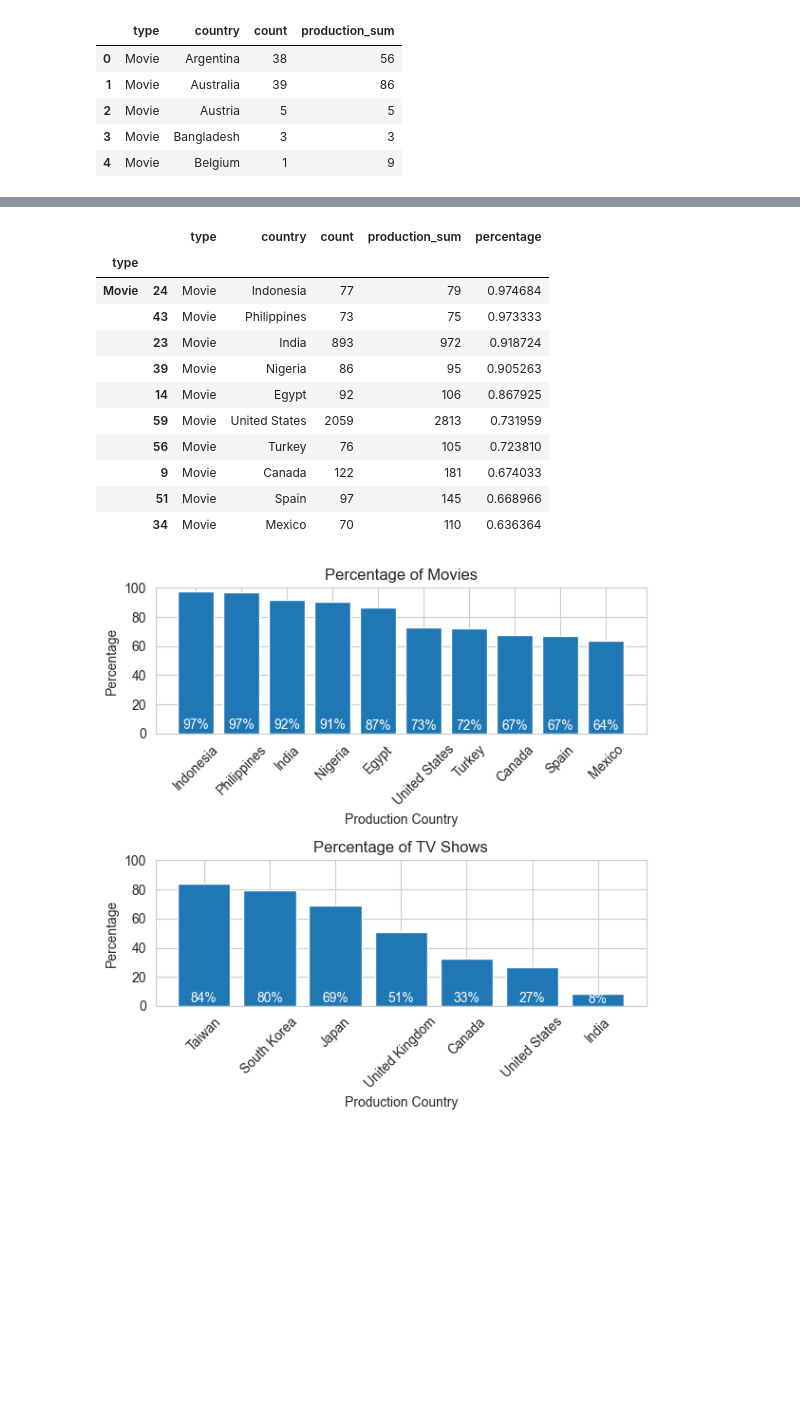
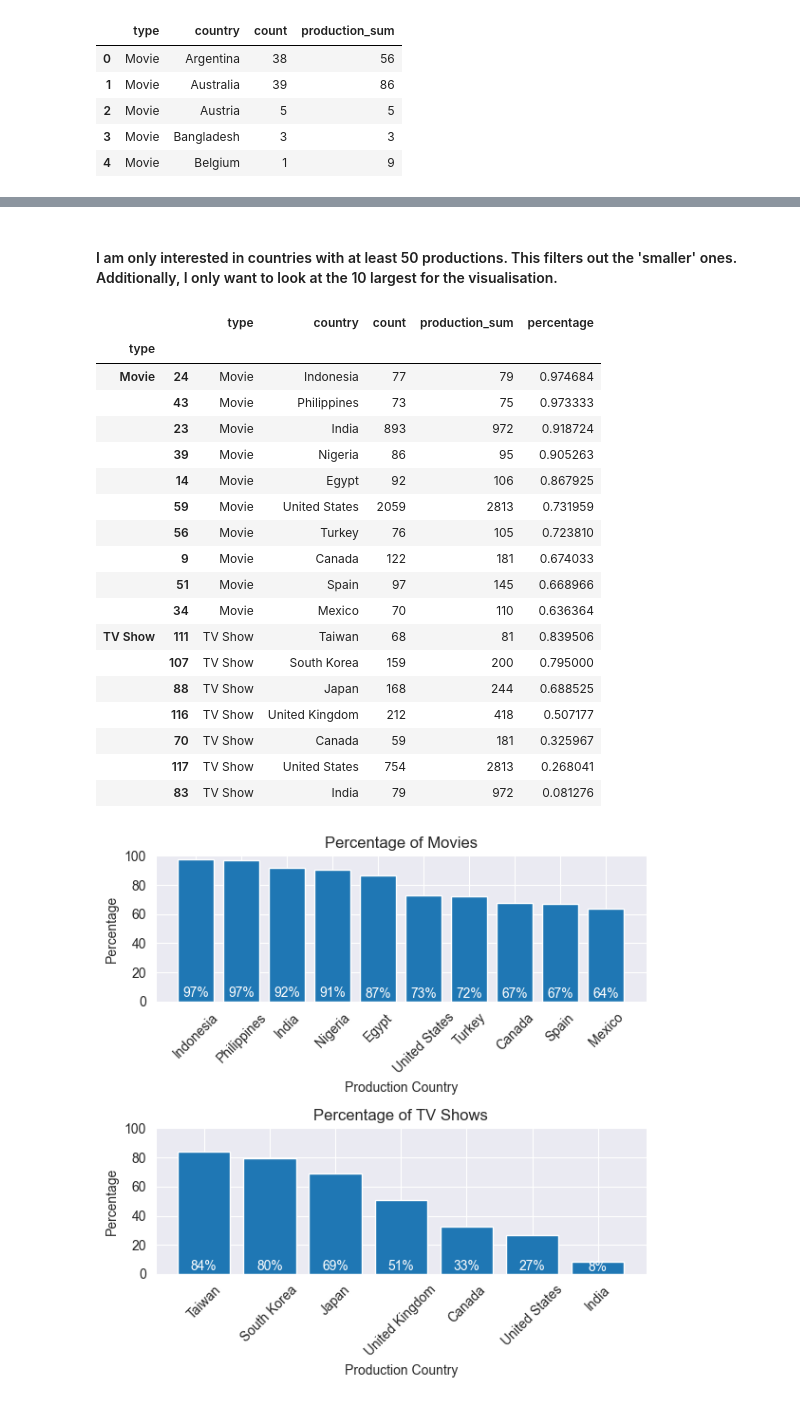
Before and after one commit to jehrnsperger/netflix, a Jupyter notebook: netflix_exploration.ipynb, the cells around one changed output, grey strips where cells are left out. Cells and saved outputs as stored; diff of their text form; code cells hidden in the pictures; blank space fills up the shorter version.

```diff
--- a/netflix_exploration.ipynb
+++ b/netflix_exploration.ipynb
@@ -5,2 +31,2 @@ from matplotlib import pyplot as plt
 # %%
-df = pd.read_csv('data/netflix_titles.csv', encoding='unicode_escape')
+df = read_csv_file('data/netflix_titles.csv', encoding='unicode_escape')
@@ -89,0 +152,4 @@ df['year_date_added'].isna().sum()
+# %%
+df_encoded = df['listed_in'].str.get_dummies(sep=', ')
+df= pd.concat([df, df_encoded], axis=1)
+df.head()
@@ -89,0 +166,9 @@ df['year_date_added'].isna().sum()
+# %%
+# Combine some obvious genres
+df['Thriller'] = (df[['Thriller', 'Thrillers', 'TV Thrillers']] == 1).any(axis=1).astype(int)
+df['Sci-Fi & Fantasy'] = (df[['Sci-Fi & Fantasy', 'Sci-fi']] == 1).any(axis=1).astype(int)
+df['Drama'] = (df[['Drama', 'Dramas', 'TV Dramas']] == 1).any(axis=1).astype(int)
+df['Anime'] = (df[['Anime Series', 'Anime Features']] == 1).any(axis=1).astype(int)
+df['Action & Adventure'] = (df[['Action & Adventure', 'Action']] == 1).any(axis=1).astype(int)
+df['Horror'] = (df[['Horror', 'Horror Movies', 'TV Horror']] == 1).any(axis=1).astype(int)
+df['Comedies'] = (df[['Comedies', 'TV Comedies']] == 1).any(axis=1).astype(int)
@@ -223,18 +425,27 @@ country_df['percentage'] = country_df['count'] / country_df['production_sum']
+# %% [markdown]
+#### I am only interested in countries with at least 50 productions. This filters out the 'smaller' ones. Additionally, I only want to look at the 10 largest for the visualisation.
 # %%
-country_df_top5 = country_df.loc[country_df['count'] > 50].groupby('type').apply(lambda x: x.nlargest(10, 'percentage'))
+country_df_top = country_df.loc[country_df['count'] > 50].groupby('type').apply(lambda x: x.nlargest(10, 'percentage'))
-# %%
-country_df_top5.head(10)
-# %% [output]
-|  |  | type | country | count | production_sum | percentage |
-| type |  |  |  |  |  |  |
-| Movie | 24 | Movie | Indonesia | 77 | 79 | 0.974684 |
-|  | 43 | Movie | Philippines | 73 | 75 | 0.973333 |
-|  | 23 | Movie | India | 893 | 972 | 0.918724 |
-|  | 39 | Movie | Nigeria | 86 | 95 | 0.905263 |
-|  | 14 | Movie | Egypt | 92 | 106 | 0.867925 |
-|  | 59 | Movie | United States | 2059 | 2813 | 0.731959 |
-|  | 56 | Movie | Turkey | 76 | 105 | 0.723810 |
-|  | 9 | Movie | Canada | 122 | 181 | 0.674033 |
-|  | 51 | Movie | Spain | 97 | 145 | 0.668966 |
-|  | 34 | Movie | Mexico | 70 | 110 | 0.636364 |
+# %%
+country_df_top.head(20)
+# %% [output]
+|  |  | type | country | count | production_sum | percentage |
+| type |  |  |  |  |  |  |
+| Movie | 24 | Movie | Indonesia | 77 | 79 | 0.974684 |
+|  | 43 | Movie | Philippines | 73 | 75 | 0.973333 |
+|  | 23 | Movie | India | 893 | 972 | 0.918724 |
+|  | 39 | Movie | Nigeria | 86 | 95 | 0.905263 |
+|  | 14 | Movie | Egypt | 92 | 106 | 0.867925 |
+|  | 59 | Movie | United States | 2059 | 2813 | 0.731959 |
+|  | 56 | Movie | Turkey | 76 | 105 | 0.723810 |
+|  | 9 | Movie | Canada | 122 | 181 | 0.674033 |
+|  | 51 | Movie | Spain | 97 | 145 | 0.668966 |
+|  | 34 | Movie | Mexico | 70 | 110 | 0.636364 |
+| TV Show | 111 | TV Show | Taiwan | 68 | 81 | 0.839506 |
+|  | 107 | TV Show | South Korea | 159 | 200 | 0.795000 |
+|  | 88 | TV Show | Japan | 168 | 244 | 0.688525 |
+|  | 116 | TV Show | United Kingdom | 212 | 418 | 0.507177 |
+|  | 70 | TV Show | Canada | 59 | 181 | 0.325967 |
+|  | 117 | TV Show | United States | 754 | 2813 | 0.268041 |
+|  | 83 | TV Show | India | 79 | 972 | 0.081276 |
 # %%
```
Also changed, not shown: parts of 76 cells of this notebook.
